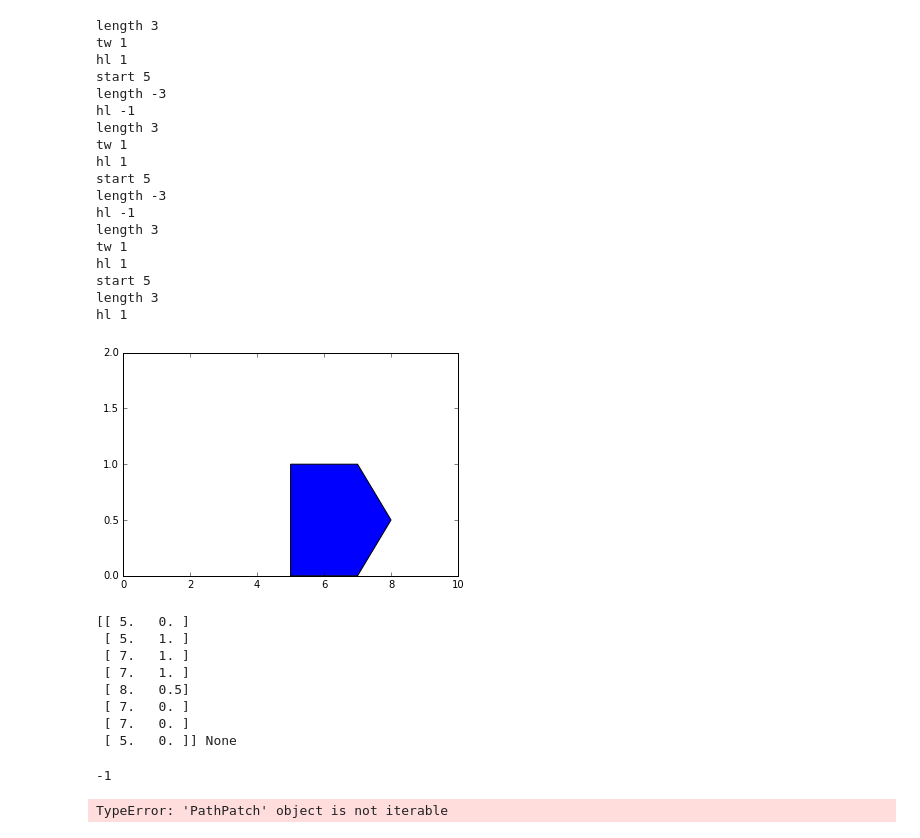
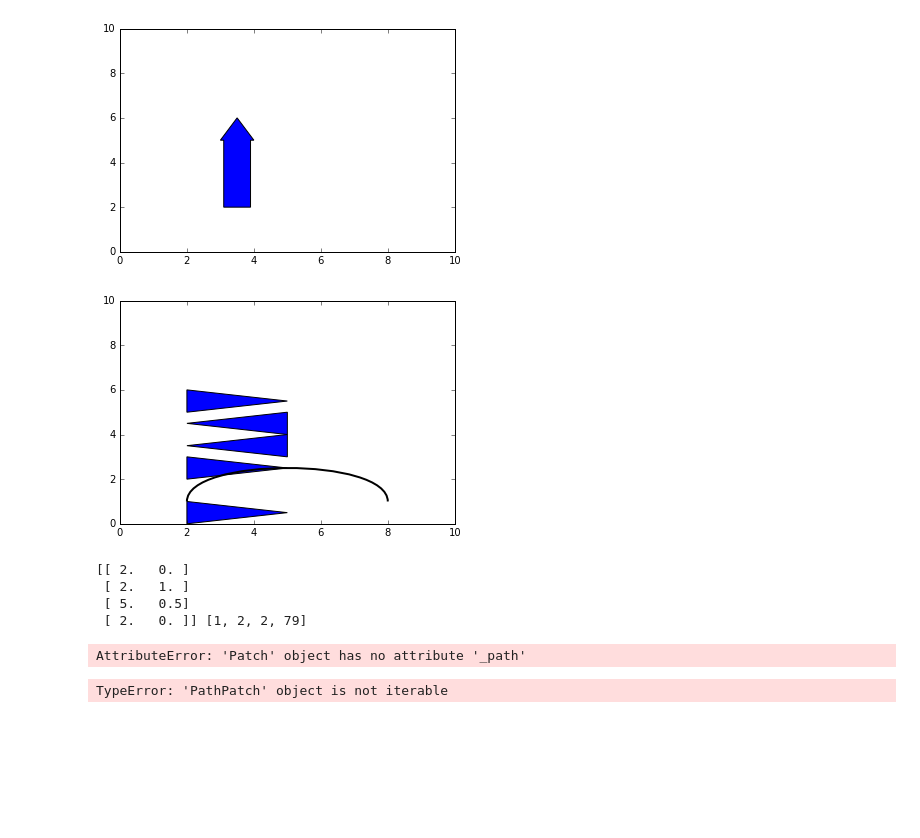
Before and after one commit to darcyabjones/bioplotlib, a Jupyter notebook: docs/notebooks/genes.ipynb, the cells around one changed output. Cells and saved outputs as stored; diff of their text form; code cells hidden in the pictures; blank space fills up the shorter version.

Commit message:
Shapes are now patch subclasses

```diff
--- a/docs/notebooks/genes.ipynb
+++ b/docs/notebooks/genes.ipynb
@@ -24,50 +23,41 @@ from mpl_toolkits.axes_grid1.inset_locator import BboxPatch, BboxConnector,\
 # %%
 fig, ax = plt.subplots()
 
-shape = Arrow(2, 5, "-")
-shape = Arrow(5, 2)
+shape = Arrow(2, 6, 1, tail_width=0.8, offset=3, by_axis="y")
 
-shape = Arrow(5, 2, "+")
+ax.add_patch(shape)
 
-ax.add_patch(PathPatch(shape))
-
-
-ax.set_ylim([0, 2])
+ax.set_ylim([0, 10])
 ax.set_xlim([0, 10])
 plt.show()
-
-print(shape.vertices, shape.codes)
 # %% [output]
-length 3
-tw 1
-hl 1
-start 5
-length -3
-hl -1
-length 3
-tw 1
-hl 1
-start 5
-length -3
-hl -1
-length 3
-tw 1
-hl 1
-start 5
-length 3
-hl 1
-[figure, old version]
+[figure, new version]
-[[ 5.   0. ]
- [ 5.   1. ]
- [ 7.   1. ]
- [ 7.   1. ]
- [ 8.   0.5]
- [ 7.   0. ]
- [ 7.   0. ]
- [ 5.   0. ]] None
-# %%
-x = 1
-x *= -1
-x
-# %% [output]
--1
+# %%
+fig, ax = plt.subplots()
+
+shape = Triangle(2, 5, 1, offset=5)
+ax.add_patch(shape)
+shape = Triangle(2, 5, -1, offset=4)
+ax.add_patch(shape)
+
+shape = Triangle(5, 2, 1, offset=3)
+ax.add_patch(shape)
+shape = Triangle(5, 2, -1, offset=2)
+ax.add_patch(shape)
+
+shape = OpenSemicircle(2, 8, width=2, offset=1, fill=None, linewidth=2)
+ax.add_patch(shape)
+shape = Triangle(2, 5, offset=0)
+ax.add_patch(shape)
+
+ax.set_ylim([0, 10])
+ax.set_xlim([0, 10])
+plt.show()
+
+print(shape.vertices, shape.codes)
+# %% [output]
+[figure, added]
+[[ 2.   0. ]
+ [ 2.   1. ]
+ [ 5.   0.5]
+ [ 2.   0. ]] [1, 2, 2, 79]
@@ -74,3 +66,7 @@ x
+# %%
+x._path
+# %% [output]
+AttributeError: 'Patch' object has no attribute '_path'
 # %%
 seq = SeqIO.read("../../bioplotlib/data/Sc-chr01.gb", 'genbank')
 # %%
```
Also changed, not shown: parts of 2 cells of this notebook, 3 other files.
